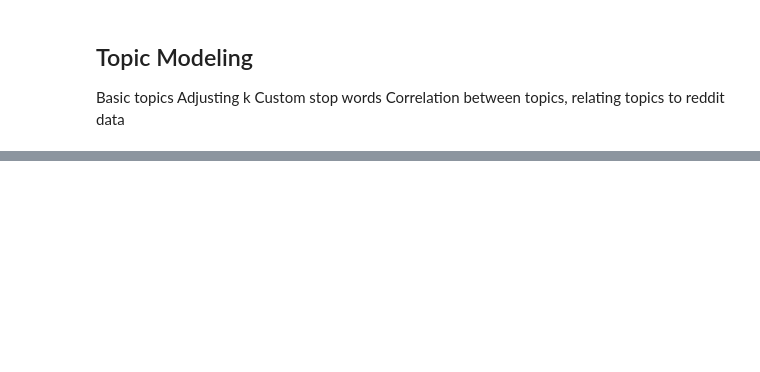
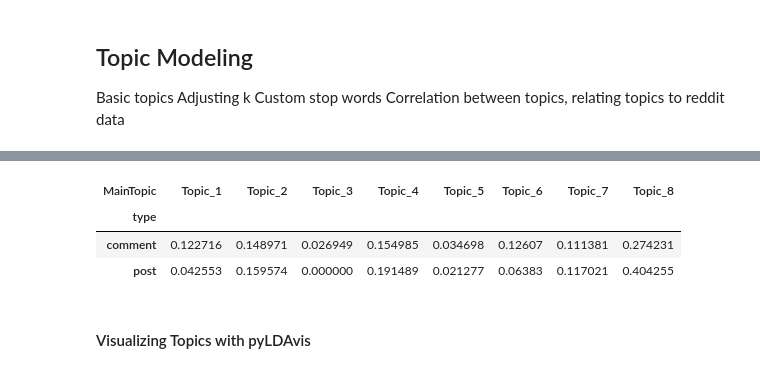
Before and after one commit to UNC-Libraries-data/text_analysis_seminar23-24, a Jupyter notebook: 2024_02_19_material/2024_02_19.ipynb, the cells around one changed output, grey strips where cells are left out. Drawn from its saved outputs; the diff is of its cells as text; code cells hidden in the pictures; blank space fills up the shorter version.

Commit message:
basic topic model info

```diff
--- a/2024_02_19_material/2024_02_19.ipynb
+++ b/2024_02_19_material/2024_02_19.ipynb
@@ -148,0 +137,14 @@ Name: text, Length: 8749, dtype: object
+# %%
+vectorizer = CountVectorizer(min_df = 0.01, max_df = 0.5, stop_words = 'english')
+
+vectors = vectorizer.fit_transform(main.text)
+# %%
+num_topics = 8
+
+lda = LatentDirichletAllocation(
+    n_components=num_topics,
+    learning_method = "online",
+    random_state = 2342,
+    n_jobs = 4
+)
+lda_results = lda.fit_transform(vectors)
@@ -148,0 +168,14 @@ Name: text, Length: 8749, dtype: object
+# %%
+lda_res_df = pd.DataFrame(lda_results, columns = ["Topic_"+str(k) for k in range(1,(num_topics+1))])
+lda_res_df["MainTopic"] = lda_res_df.idxmax(axis = 1)
+# %%
+lda_df = pd.concat([main, lda_res_df], axis = 1)
+# %%
+pd.crosstab(lda_df.type, lda_df.MainTopic, normalize = "index")
+# %% [output]
+| MainTopic | Topic_1 | Topic_2 | Topic_3 | Topic_4 | Topic_5 | Topic_6 | Topic_7 | Topic_8 |
+| type |  |  |  |  |  |  |  |  |
+| comment | 0.122716 | 0.148971 | 0.026949 | 0.154985 | 0.034698 | 0.12607 | 0.111381 | 0.274231 |
+| post | 0.042553 | 0.159574 | 0.000000 | 0.191489 | 0.021277 | 0.06383 | 0.117021 | 0.404255 |
+# %% [markdown]
+#### Visualizing Topics with pyLDAvis
```
Also changed, not shown: parts of 10 cells of this notebook.
